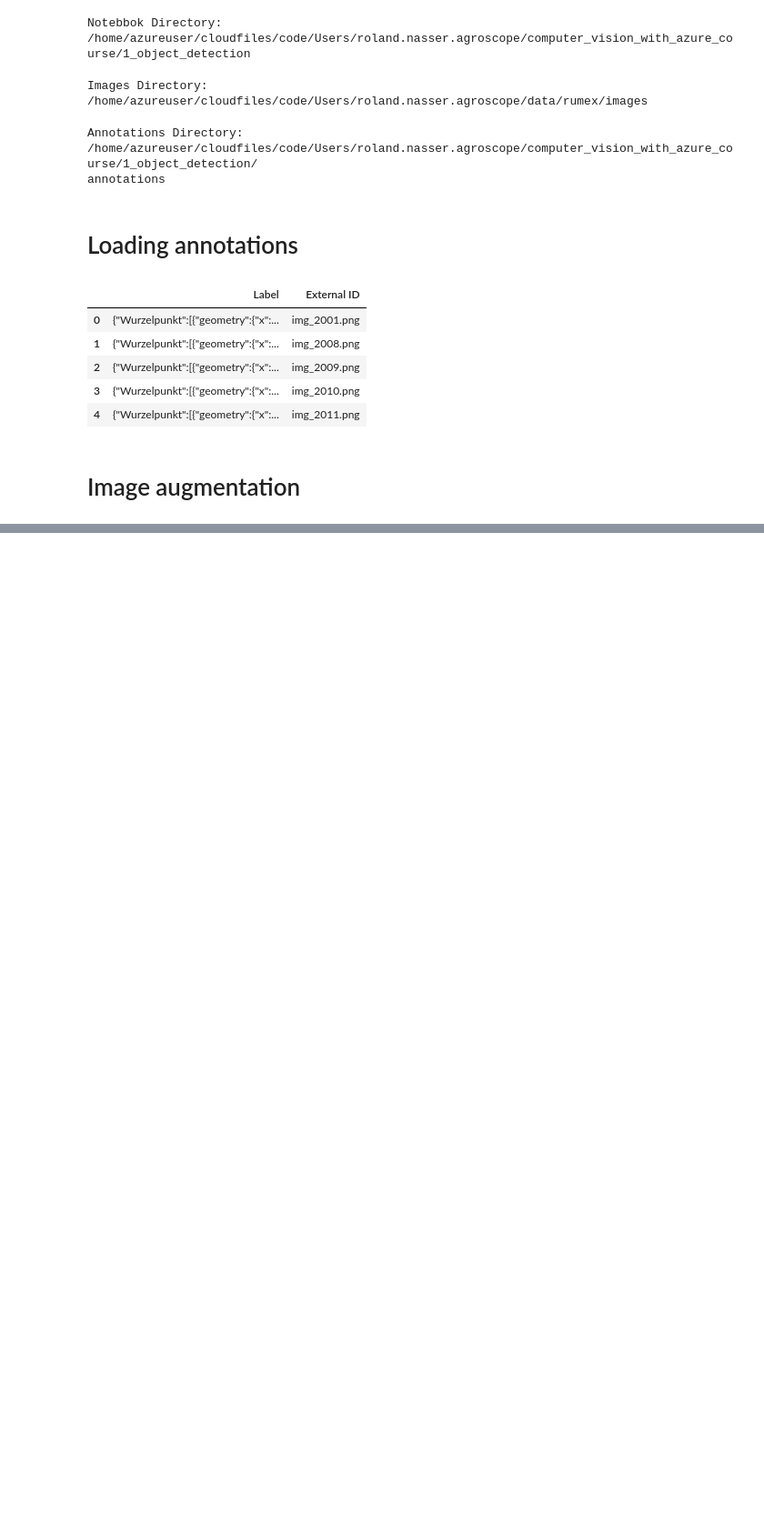
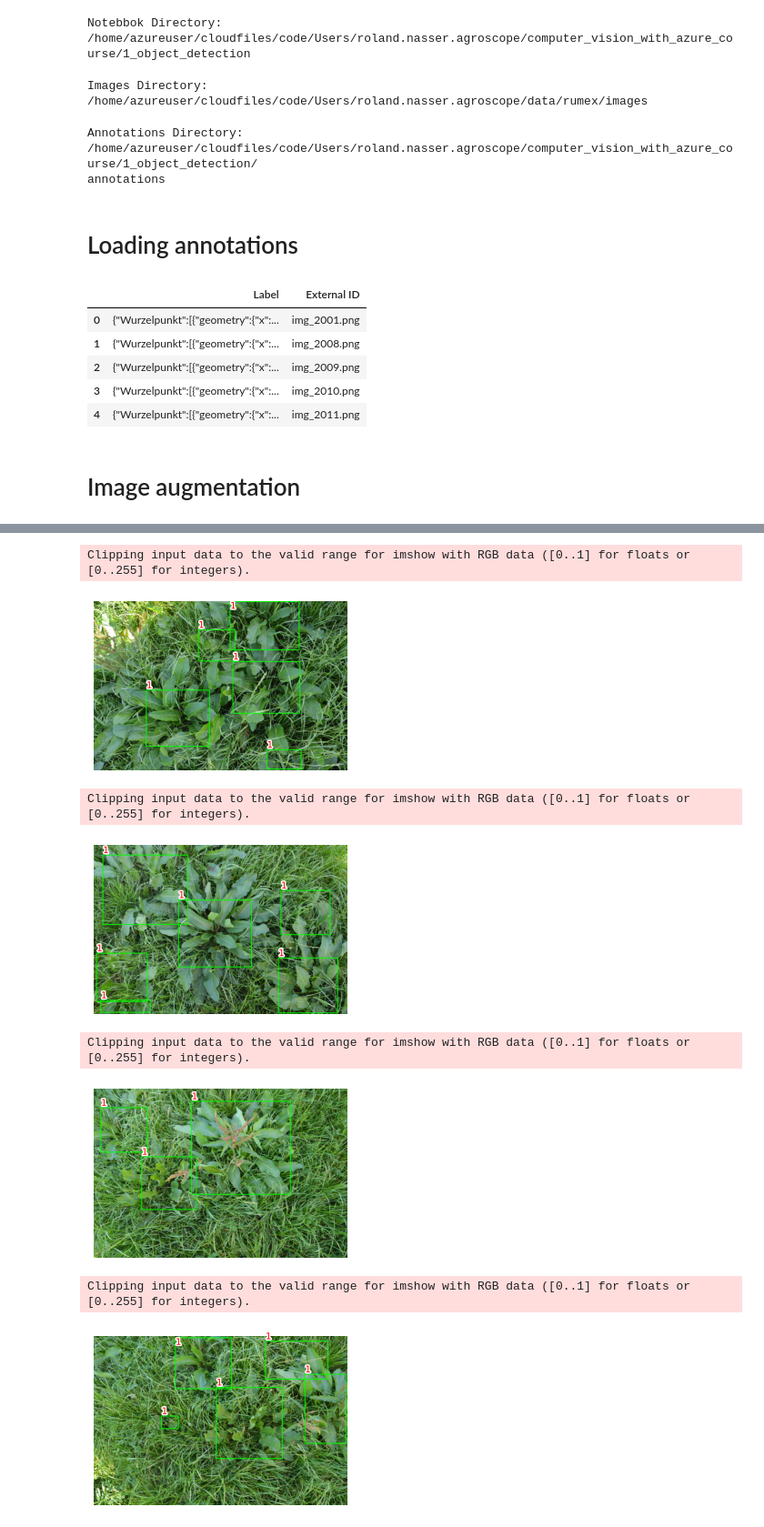
Before and after one commit to nasserdr/computer_vision_with_azure_course, a Jupyter notebook: 1_object_detection/exercise2_fasterrcnn_camera_images-augmentation.ipynb, the cells around one changed output, grey strips where cells are left out. Shown at 91% size. Cells and saved outputs as stored; diff of their text form; code cells hidden in the pictures; blank space fills up the shorter version.

```diff
--- a/1_object_detection/exercise2_fasterrcnn_camera_images-augmentation.ipynb
+++ b/1_object_detection/exercise2_fasterrcnn_camera_images-augmentation.ipynb
@@ -110,11 +110,34 @@ def get_transform(train):
     transforms = []
     #transforms.append(T.PILToTensor())
     #transforms.append(T.ConvertImageDtype(torch.float))
-    #if train:
-        #transforms.append(T.RandomHorizontalFlip(0.5))
-        #transforms.append(T.RandomIoUCrop())
-        #transforms.append(T.RandomPhotometricDistort())
+    if train:
+        transforms.append(T.RandomHorizontalFlip(0.5))
     return T.Compose(transforms)
+# %%
+def train_batch(inputs, model, optimizer):
+    model.train()
+    input, targets = inputs
+    input = list(image.to(device) for image in input)
+    targets = [{k: v.to(device) for k, v in t.items()} for t in targets]
+    optimizer.zero_grad()
+    losses = model(input, targets)
+    loss = sum(loss for loss in losses.values())
+    #loss = Variable(loss, requires_grad = True) #Used in case grad is activated outside the loop
+    loss.backward()
+    optimizer.step()
+    return loss, losses
+
+@torch.no_grad() # this will disable gradient computation in the function below
+def validate_batch(inputs, model):
+    model.train() # to obtain the losses, model needs to be in train mode only. # #Note that here we are not defining the model's forward method
+#and hence need to work per the way the model class is defined
+    input, targets = inputs
+    input = list(image.to(device) for image in input)
+    targets = [{k: v.to(device) for k, v in t.items()} for t in targets]
+    optimizer.zero_grad()
+    losses = model(input, targets)
+    loss = sum(loss for loss in losses.values())
+    return loss, losses
 # %%
 from sklearn.model_selection import train_test_split
 
@@ -136,20 +162,24 @@ val_data = RumexDataSetLabelBox(images_home, val_df)
 # %%
 train_loader = DataLoader(
         train_data,
-        batch_size=8,
+        batch_size=4,
         shuffle=False,
         collate_fn=collate_fn
+#        num_workers = 4, #rule of thumb (4 x number of GPUs),
+#        pin_memory = True
     )
 
 val_loader = DataLoader(
         val_data,
-        batch_size=8,
+        batch_size=4,
         shuffle=False,
         collate_fn=collate_fn
+  #      num_workers=4,
+ #       pin_memory = True
     )
 # %%
 print('Make sure the device is a cuda device: \n Found device: {}'.format(device))
 model = get_model().to(device)
-optimizer = torch.optim.SGD(model.parameters(), lr=0.005, momentum=0.9, weight_decay=0.05)
+optimizer = torch.optim.SGD(model.parameters(), lr=0.005, momentum=0.9, weight_decay=0.0005)
 n_epochs = 20
 log = Report(n_epochs) #From pytorch_snipets
@@ -187,17 +236,26 @@ log.plot_epochs(['trn_loss','val_loss'])
 # %%
 model.eval()
-for ix, (images, targets) in enumerate(test_loader):
+for ix, (images, targets) in enumerate(val_loader):
     if ix==1: break
     images = [im for im in images]
     outputs = model(images)
 
     for ix, output in enumerate(outputs):
         bbs, confs, labels = decode_output(output)
         #print(bbs)
         #print(confs)
         #print(labels)
         #info = [f'{l}@{c:.2f}' for l,c in zip(labels, confs)]
         show(images[ix].cpu().permute(1,2,0), bbs=bbs, texts=labels, sz=5) #Show from pytorch snippets
+# %% [output]
+Clipping input data to the valid range for imshow with RGB data ([0..1] for floats or [0..255] for integers).
+[figure, added]
+Clipping input data to the valid range for imshow with RGB data ([0..1] for floats or [0..255] for integers).
+[figure, added]
+Clipping input data to the valid range for imshow with RGB data ([0..1] for floats or [0..255] for integers).
+[figure, added]
+Clipping input data to the valid range for imshow with RGB data ([0..1] for floats or [0..255] for integers).
+[figure, added]
 # %%
 torch.save(model.state_dict(), "models/model_augmentation.pth")
 print("Saved PyTorch Model State to model.pth")
```
Also changed, not shown: parts of 9 cells of this notebook, 5 other files.
